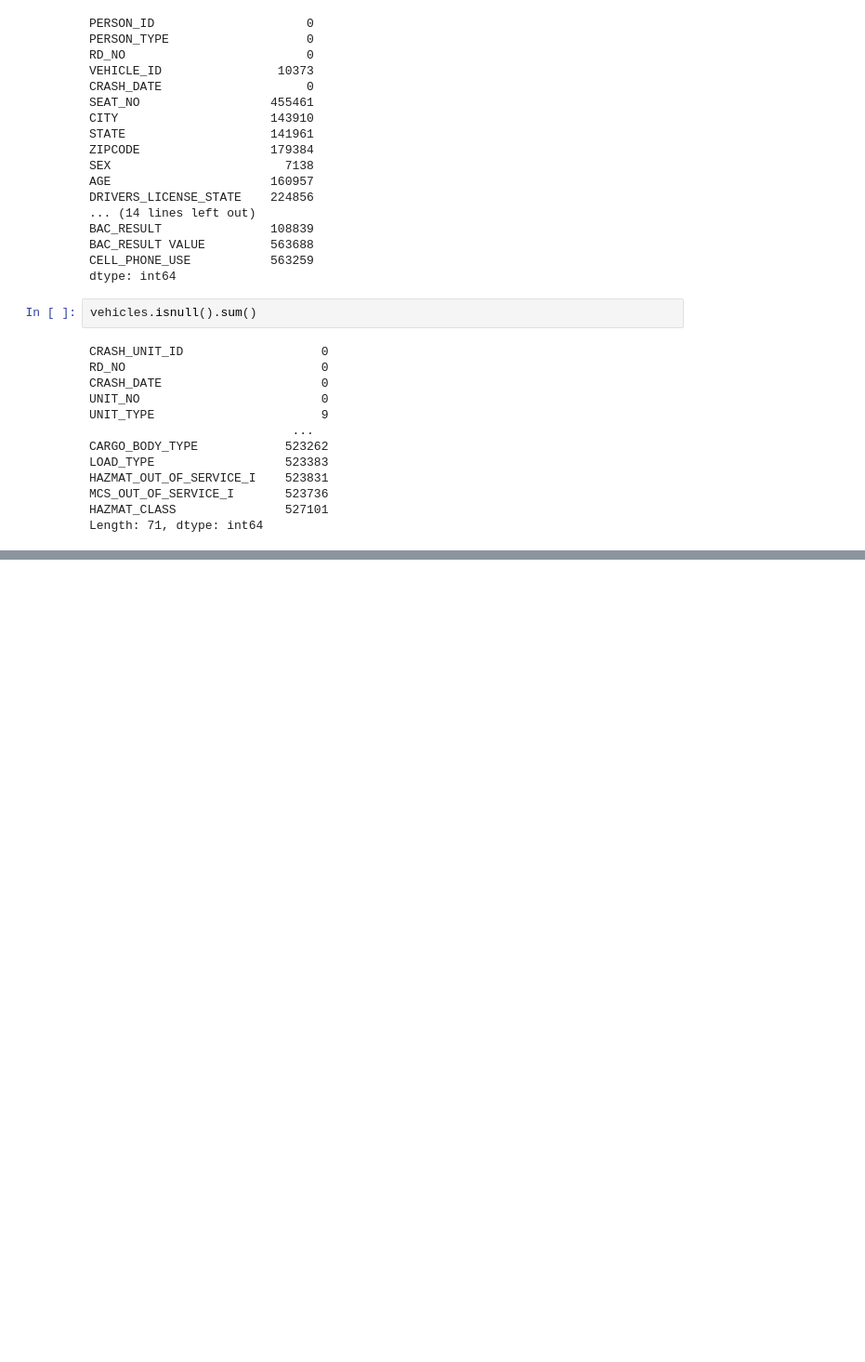
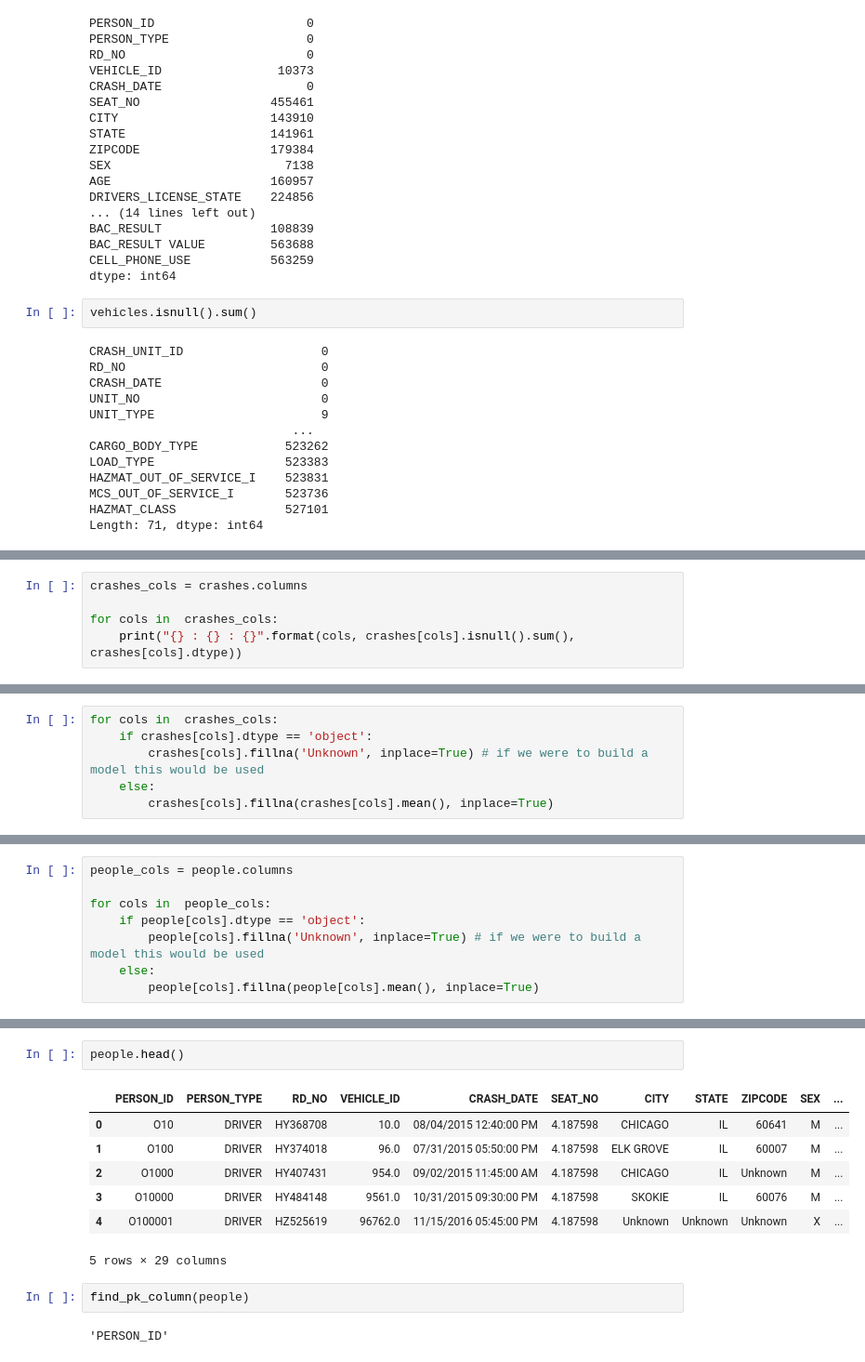
Before and after one commit to CypherPrime/kamaha_project_one, a Jupyter notebook: Kamaha_nb_task_one.ipynb, the cells around one changed output, grey strips where cells are left out. Shown at 93% size. Drawn from its saved outputs; the diff is of its cells as text; blank space fills up the shorter version.

```diff
--- a/Kamaha_nb_task_one.ipynb
+++ b/Kamaha_nb_task_one.ipynb
@@ -102,0 +165,5 @@ Length: 71, dtype: int64
+# %%
+crashes_cols = crashes.columns
+
+for cols in  crashes_cols:
+    print("{} : {} : {}".format(cols, crashes[cols].isnull().sum(), crashes[cols].dtype))
@@ -102,0 +188,6 @@ Length: 71, dtype: int64
+# %%
+for cols in  crashes_cols:
+    if crashes[cols].dtype == 'object':
+        crashes[cols].fillna('Unknown', inplace=True) # if we were to build a model this would be used
+    else:
+        crashes[cols].fillna(crashes[cols].mean(), inplace=True)
@@ -102,0 +209,8 @@ Length: 71, dtype: int64
+# %%
+people_cols = people.columns
+
+for cols in  people_cols:
+    if people[cols].dtype == 'object':
+        people[cols].fillna('Unknown', inplace=True) # if we were to build a model this would be used
+    else:
+        people[cols].fillna(people[cols].mean(), inplace=True)
@@ -102,0 +305,14 @@ Length: 71, dtype: int64
+# %%
+people.head()
+# %% [output]
+|  | PERSON_ID | PERSON_TYPE | RD_NO | VEHICLE_ID | CRASH_DATE | SEAT_NO | CITY | STATE | ZIPCODE | SEX | ... |
+| 0 | O10 | DRIVER | HY368708 | 10.0 | 08/04/2015 12:40:00 PM | 4.187598 | CHICAGO | IL | 60641 | M | ... |
+| 1 | O100 | DRIVER | HY374018 | 96.0 | 07/31/2015 05:50:00 PM | 4.187598 | ELK GROVE | IL | 60007 | M | ... |
+| 2 | O1000 | DRIVER | HY407431 | 954.0 | 09/02/2015 11:45:00 AM | 4.187598 | CHICAGO | IL | Unknown | M | ... |
+| 3 | O10000 | DRIVER | HY484148 | 9561.0 | 10/31/2015 09:30:00 PM | 4.187598 | SKOKIE | IL | 60076 | M | ... |
+| 4 | O100001 | DRIVER | HZ525619 | 96762.0 | 11/15/2016 05:45:00 PM | 4.187598 | Unknown | Unknown | Unknown | X | ... |
+5 rows × 29 columns
+# %%
+find_pk_column(people)
+# %% [output]
+'PERSON_ID'
```
Also changed, not shown: parts of 37 cells of this notebook.
